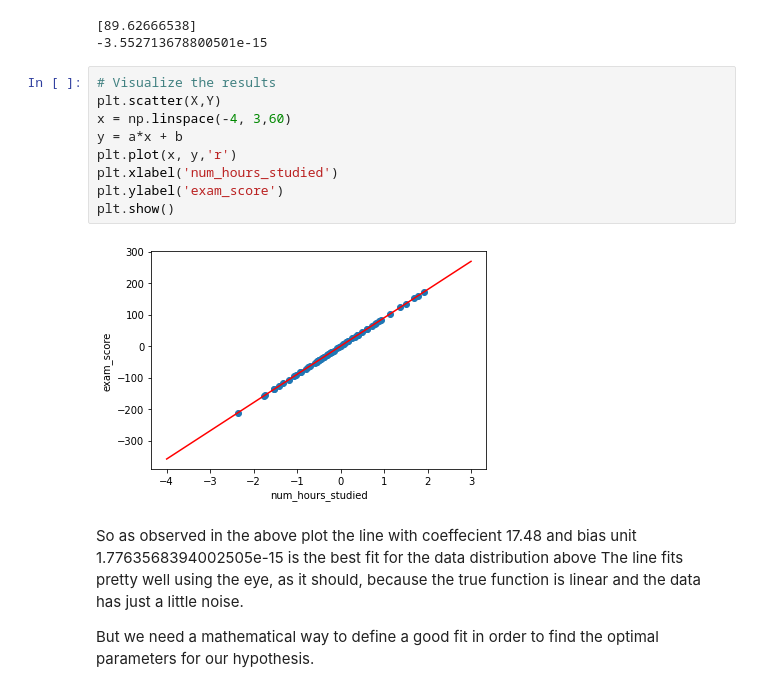
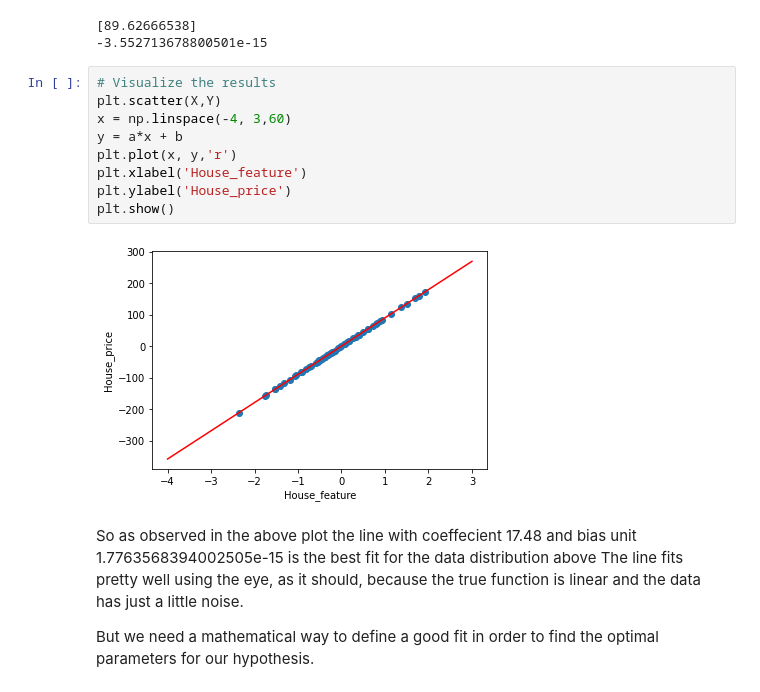
Before and after one commit to premalrupnur/hacktoberfest, a Jupyter notebook: projects/machine_learning/Linear Regression.ipynb, the cells around one changed output. Drawn from its saved outputs; the diff is of its cells as text.

```diff
--- a/projects/machine_learning/Linear Regression.ipynb
+++ b/projects/machine_learning/Linear Regression.ipynb
@@ -131,14 +131,14 @@ print(house_model.intercept_)
 # %%
 # Visualize the results
 plt.scatter(X,Y)
 x = np.linspace(-4, 3,60)
 y = a*x + b
 plt.plot(x, y,'r')
-plt.xlabel('num_hours_studied')
-plt.ylabel('exam_score')
+plt.xlabel('House_feature')
+plt.ylabel('House_price')
 plt.show()
 # %% [output]
-[figure, old version]
+[figure, new version]
 # %% [markdown]
 So as observed in the above plot the line with coeffecient 17.48 and bias unit 1.7763568394002505e-15 is the best fit for the data distribution above
 The line fits pretty well using the eye, as it should, because the true function is linear and the data has just a little noise.
```
Also changed, not shown: parts of 5 cells of this notebook.
